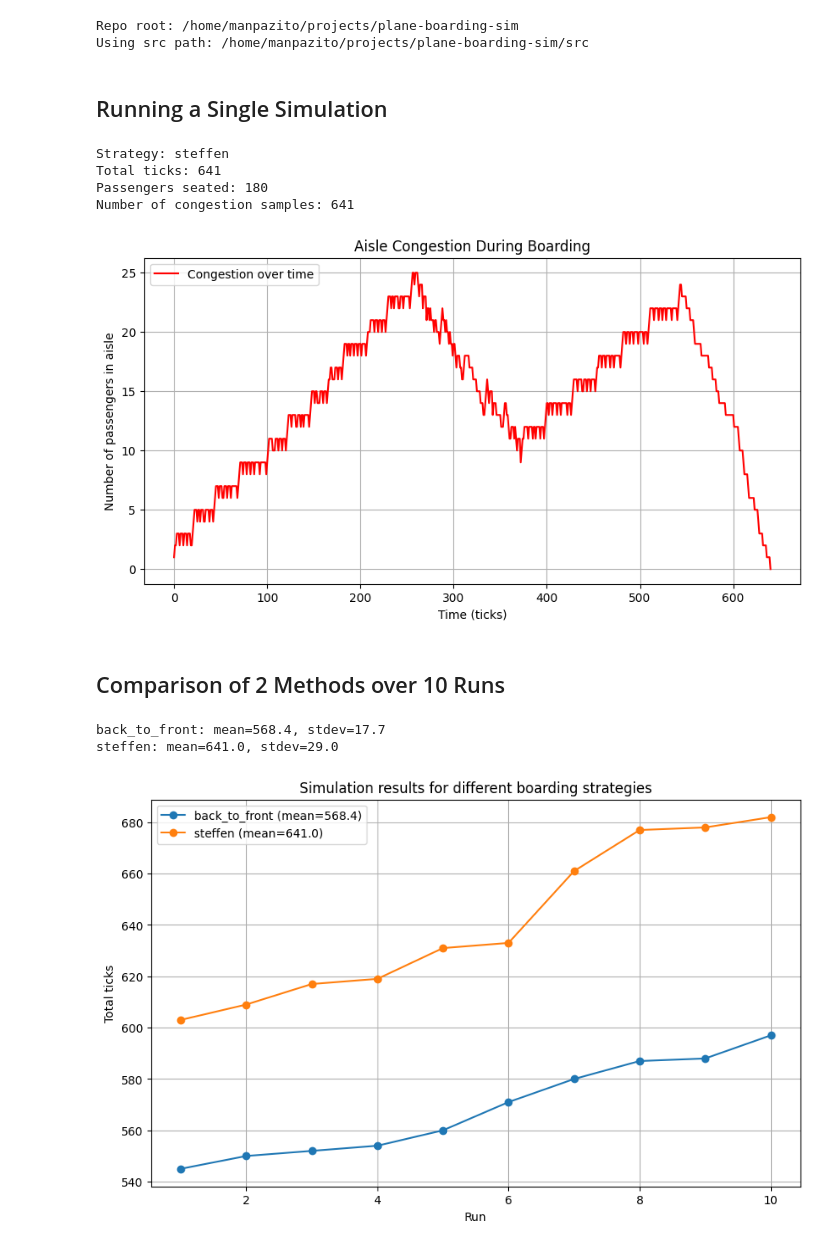
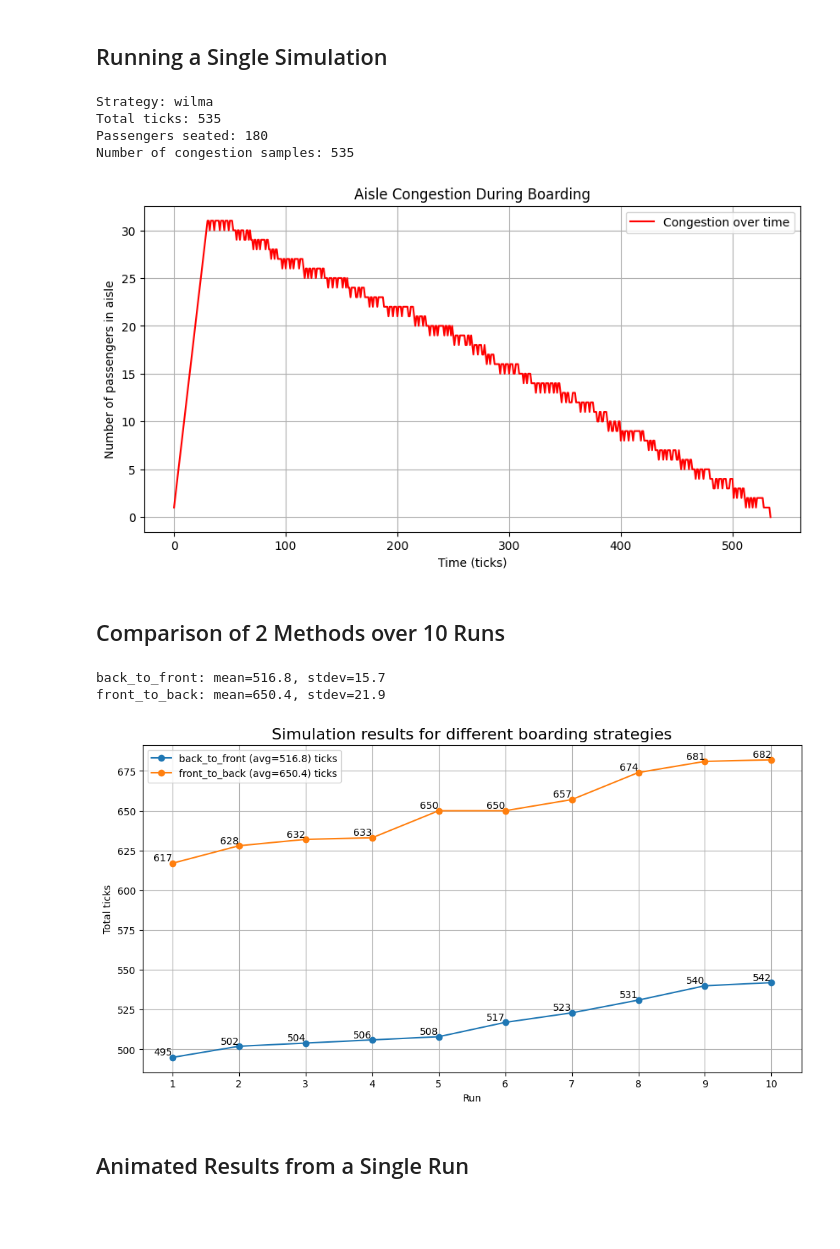
Before and after one commit to manpazito/plane-boarding-sim, a Jupyter notebook: examples/demo.ipynb, the cells around one changed output. Saved outputs shown, nothing was run; the diff lists cells and outputs as text; code cells hidden in the pictures; blank space fills up the shorter version.

```diff
--- a/examples/demo.ipynb
+++ b/examples/demo.ipynb
@@ -13,11 +13,11 @@ import os
 import sys
 import statistics
 import matplotlib.pyplot as plt
-from utils import plot_boarding_metrics
 
 from pathlib import Path
+from IPython.display import Image, display
 
-# Detect repo root (works whether notebook is opened from root or from examples/)
+### DO NOT EDIT BELOW THIS LINE ###
 cwd = os.getcwd()
 if os.path.basename(cwd) == "examples":
     repo_root = os.path.dirname(cwd)
@@ -30,14 +30,15 @@ src_path = repo_root / "src"
 if str(src_path) not in sys.path:
     sys.path.insert(0, str(src_path))
 
-print("Repo root:", repo_root)
-print("Using src path:", src_path)
+from simulation import SimConfig, run_once
+from basic_strategies import STRATEGIES
 
-from simulation import SimConfig, run_once
-from basic_strategies import back_to_front, steffen
+back_to_front, front_to_back, steffen, wilma = (
+    STRATEGIES["back_to_front"],
+    STRATEGIES["front_to_back"],
+    STRATEGIES["steffen"],
+    STRATEGIES["wilma"],
+)
-# %% [output]
-Repo root: /home/manpazito/projects/plane-boarding-sim
-Using src path: /home/manpazito/projects/plane-boarding-sim/src
 # %% [markdown]
 ## Running a Single Simulation
 # %%
@@ -48,22 +49,22 @@ cfg.seed = 42  # for reproducibility
 
 metrics, plane, passengers = run_once(
     cfg,
-    boarding_strategy=steffen,
+    boarding_strategy=wilma,
     animate=False,  # set True to print ASCII frames in the notebook output
     save_frames=True,  # saves frames under results/
     perfect_queue=True,  # deterministic ordering
     auto_make_gif=False,  # we will call the GIF function separately below if we want
 )
 
-print(f"Strategy: {steffen.name}")
+print(f"Strategy: {wilma.name}")
 print(f"Total ticks: {metrics.total_ticks}")
 print(f"Passengers seated: {metrics.seated_count}")
 print(f"Number of congestion samples: {len(metrics.congestion_ts)}")
 # %% [output]
-Strategy: steffen
-Total ticks: 641
+Strategy: wilma
+Total ticks: 535
 Passengers seated: 180
-Number of congestion samples: 641
+Number of congestion samples: 535
 # %%
 plt.figure(figsize=(10, 5))
 plt.plot(metrics.congestion_ts, label="Congestion over time", c="r")
@@ -74,7 +75,7 @@ plt.legend()
 plt.grid()
 plt.show()
 # %% [output]
-[figure, old version]
+[figure, new version]
 # %% [markdown]
 ## Comparison of 2 Methods over 10 Runs
 # %%
@@ -99,7 +100,7 @@ def run_many(strategy, n_runs=10, num_rows=30, num_passengers=180):
 
 strategies = {
     "back_to_front": back_to_front,
-    "steffen": steffen,
+    "front_to_back": front_to_back,
 }
 
 results = {}
@@ -110,22 +111,30 @@ for name, strat in strategies.items():
         f"{name}: mean={statistics.mean(totals):.1f}, stdev={statistics.pstdev(totals):.1f}"
     )
 # %% [output]
-back_to_front: mean=568.4, stdev=17.7
-steffen: mean=641.0, stdev=29.0
+back_to_front: mean=516.8, stdev=15.7
+front_to_back: mean=650.4, stdev=21.9
 # %%
-plt.figure(figsize=(10, 6))
+plt.figure(figsize=(12, 6))
 for name, totals in results.items():
     plt.plot(
         range(1, len(totals) + 1),
         sorted(totals),
         marker="o",
-        label=f"{name} (mean={statistics.mean(totals):.1f})",
+        label=f"{name} (avg={statistics.mean(totals):.1f}) ticks",
     )
+
+    # Value for each marker
+    for i, total in enumerate(sorted(totals), start=1):
+        plt.text(i, total, str(total), fontsize=10, ha="right", va="bottom")
+
+plt.xticks(range(1, 11))
 plt.xlabel("Run")
 plt.ylabel("Total ticks")
-plt.title("Simulation results for different boarding strategies")
+plt.title("Simulation results for different boarding strategies", fontdict={"size": 16})
 plt.legend()
 plt.grid(True)
 plt.show()
 # %% [output]
-[figure, old version]
+[figure, new version]
+# %% [markdown]
+## Animated Results from a Single Run
```
Also changed, not shown: parts of 12 cells of this notebook.
